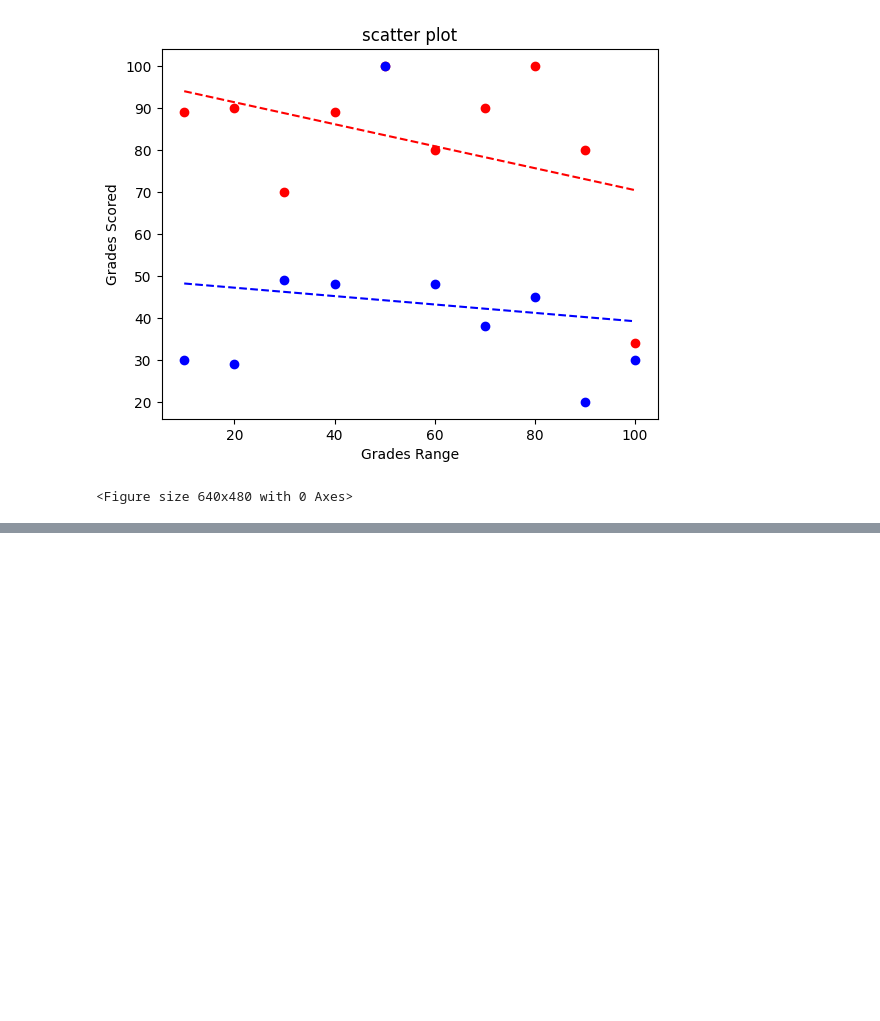
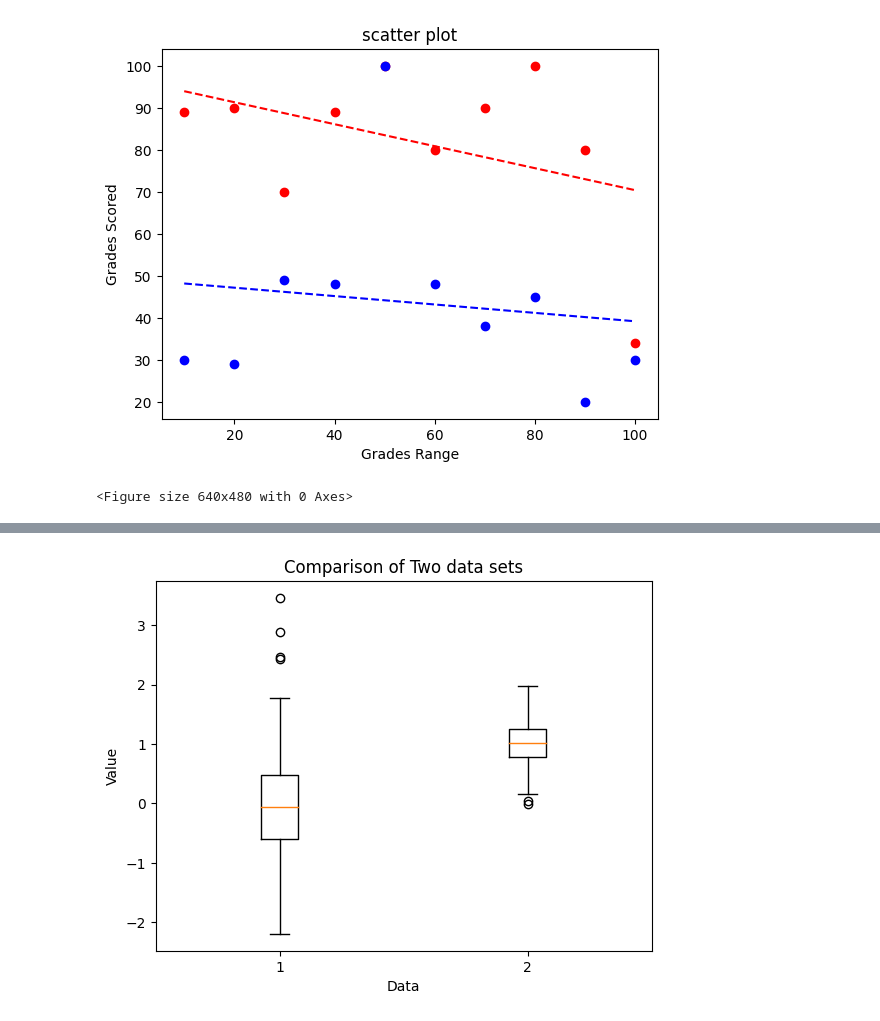
Before and after one commit to LangatMark/DataScience, a Jupyter notebook: trial/data visualization with Matplotlib, seaborn.ipynb, the cells around one changed output, grey strips where cells are left out. Drawn from its saved outputs; the diff is of its cells as text; code cells hidden in the pictures; blank space fills up the shorter version.

```diff
--- a/trial/data visualization with Matplotlib, seaborn.ipynb
+++ b/trial/data visualization with Matplotlib, seaborn.ipynb
@@ -401,0 +442,23 @@ plt.savefig('Scatter plot 2')
+# %%
+data1=np.random.normal(size=100)
+
+#this line of code generated an array of 100 normally distributed random umbers with a mean of 1 and a standard deviation of 0.5 using the numpy library in python
+# heres how to use this code:
+data2=np.random.normal(loc=1, scale=0.5, size=100)
+#create a fig and axis object
+fig, ax=plt.subplots()
+
+#create the boxplot
+ax.boxplot([data1, data2])
+
+#set the labels for the x and y axes
+ax.set_xlabel('Data')
+ax.set_ylabel('Value')
+
+#add a title to the plot
+ax.set_title('Comparison of Two data sets')
+
+#show the plot
+plt.show()
+# %% [output]
+[figure, added]
```
Also changed, not shown: parts of 39 cells of this notebook, 1 other file.
